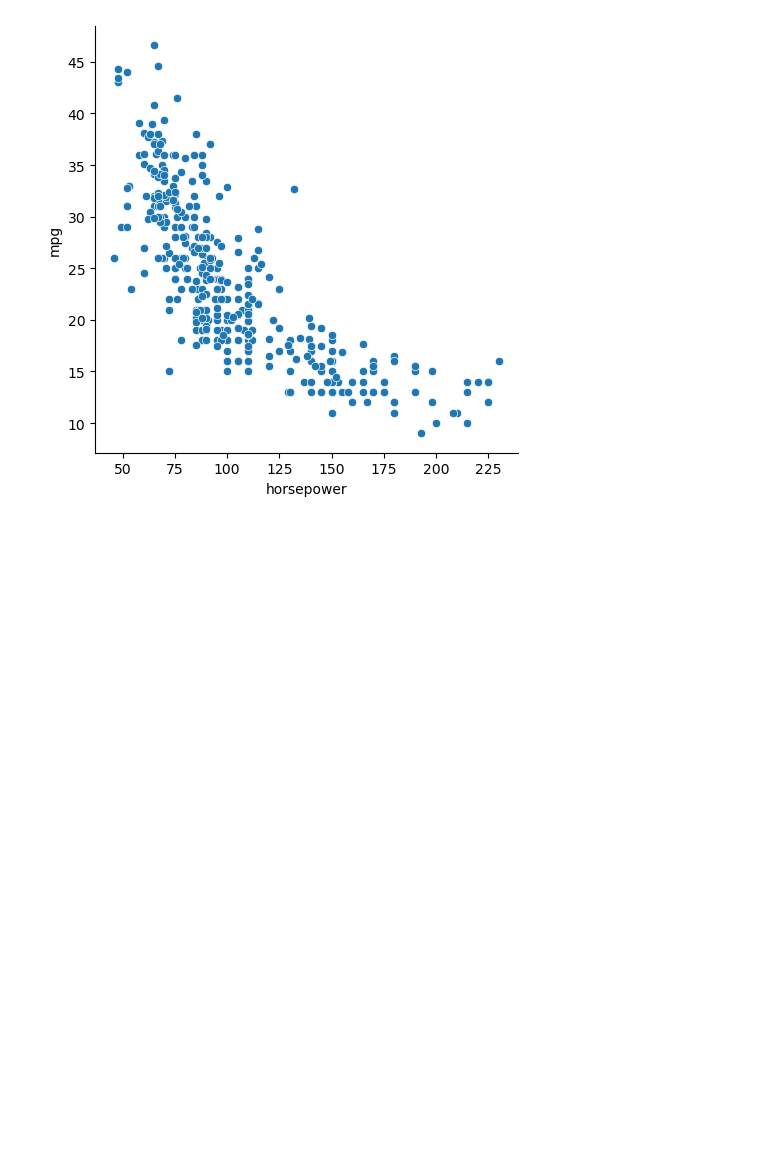
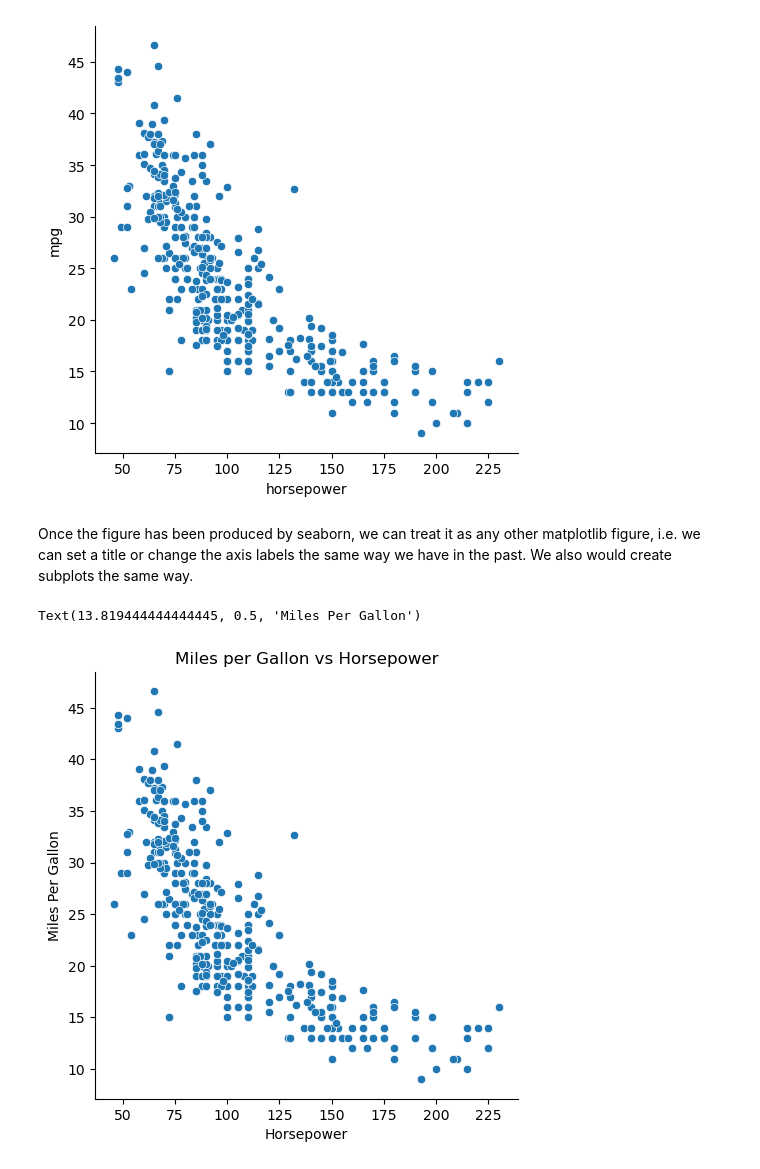
Before and after one commit to RichardAlcabes22/codeup_review, a Jupyter notebook: 3-data_science_libraries/06_Seasborn.ipynb, the cells around one changed output. Saved outputs shown, nothing was run; the diff lists cells and outputs as text; code cells hidden in the pictures; blank space fills up the shorter version.

Commit message:
edit seaborn lesson

```diff
--- a/3-data_science_libraries/06_Seasborn.ipynb
+++ b/3-data_science_libraries/06_Seasborn.ipynb
@@ -55,3 +55,13 @@ sns.relplot(x='horsepower',y='mpg',data=mpg)
 # %% [output]
 <seaborn.axisgrid.FacetGrid at 0x...>
 [figure]
+# %% [markdown]
+Once the figure has been produced by seaborn, we can treat it as any other matplotlib figure, i.e. we can set a title or change the axis labels the same way we have in the past. We also would create subplots the same way.
+# %%
+sns.relplot(x='horsepower', y='mpg', data=mpg)
+plt.title('Miles per Gallon vs Horsepower')
+plt.xlabel('Horsepower')
+plt.ylabel('Miles Per Gallon')
+# %% [output]
+Text(13.819444444444445, 0.5, 'Miles Per Gallon')
+[figure, added]
```
Also changed, not shown: parts of 3 cells of this notebook.
